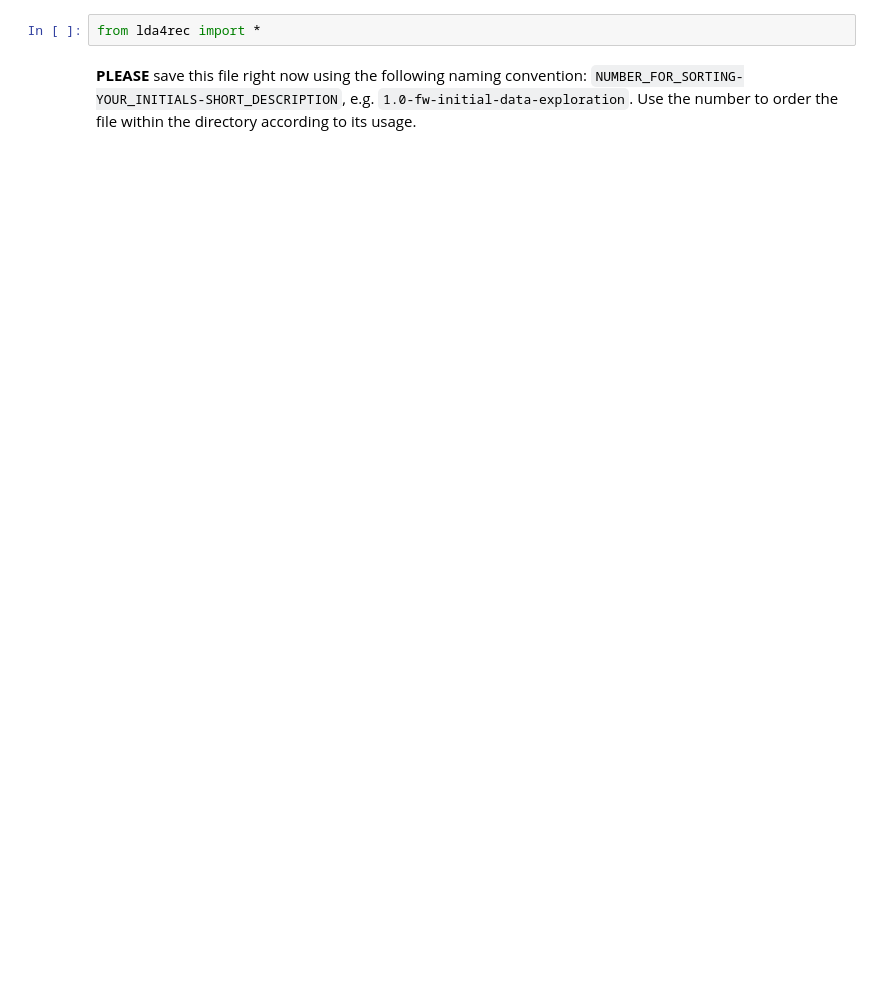
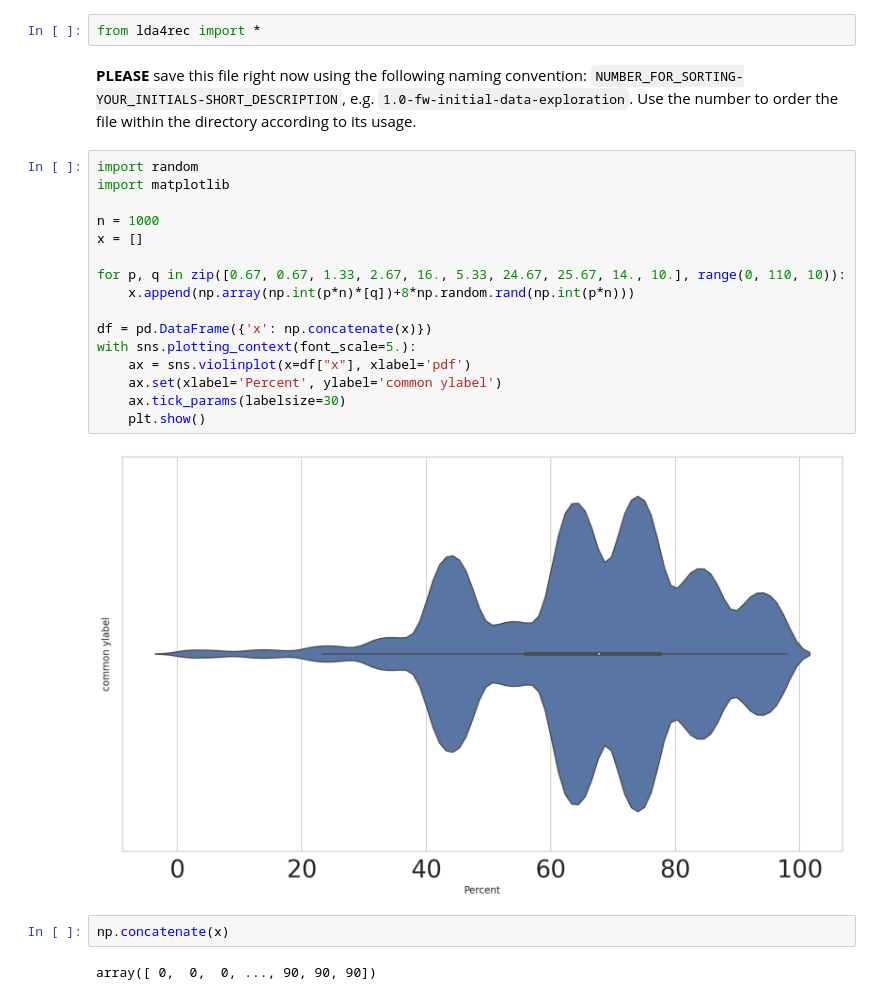
Before and after one commit to FlorianWilhelm/lda4rec, a Jupyter notebook: notebooks/template.ipynb, the cells around one changed output. Cells and saved outputs as stored; diff of their text form; blank space fills up the shorter version.

```diff
--- a/notebooks/template.ipynb
+++ b/notebooks/template.ipynb
@@ -33,3 +31,25 @@ logging.basicConfig(level=logging.INFO, stream=sys.stdout)
 from lda4rec import *
 # %% [markdown]
 **PLEASE** save this file right now using the following naming convention: `NUMBER_FOR_SORTING-YOUR_INITIALS-SHORT_DESCRIPTION`, e.g. `1.0-fw-initial-data-exploration`. Use the number to order the file within the directory according to its usage.
+# %%
+import random
+import matplotlib
+
+n = 1000
+x = []
+
+for p, q in zip([0.67, 0.67, 1.33, 2.67, 16., 5.33, 24.67, 25.67, 14., 10.], range(0, 110, 10)):
+    x.append(np.array(np.int(p*n)*[q])+8*np.random.rand(np.int(p*n)))
+
+df = pd.DataFrame({'x': np.concatenate(x)})
+with sns.plotting_context(font_scale=5.):
+    ax = sns.violinplot(x=df["x"], xlabel='pdf')
+    ax.set(xlabel='Percent', ylabel='common ylabel')
+    ax.tick_params(labelsize=30)
+    plt.show()
+# %% [output]
+[figure, added]
+# %%
+np.concatenate(x)
+# %% [output]
+array([ 0,  0,  0, ..., 90, 90, 90])
```
Also changed, not shown: parts of 2 cells of this notebook, 8 other files.
